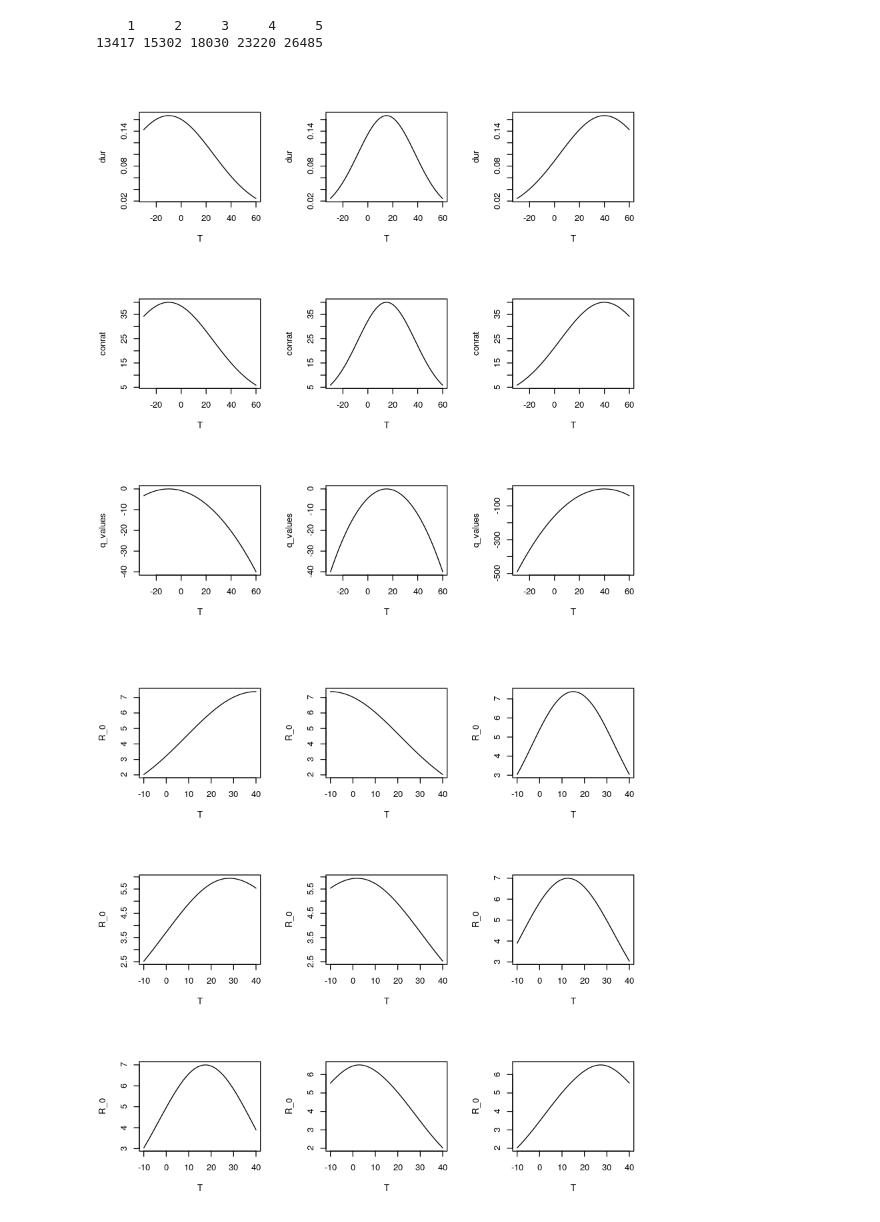
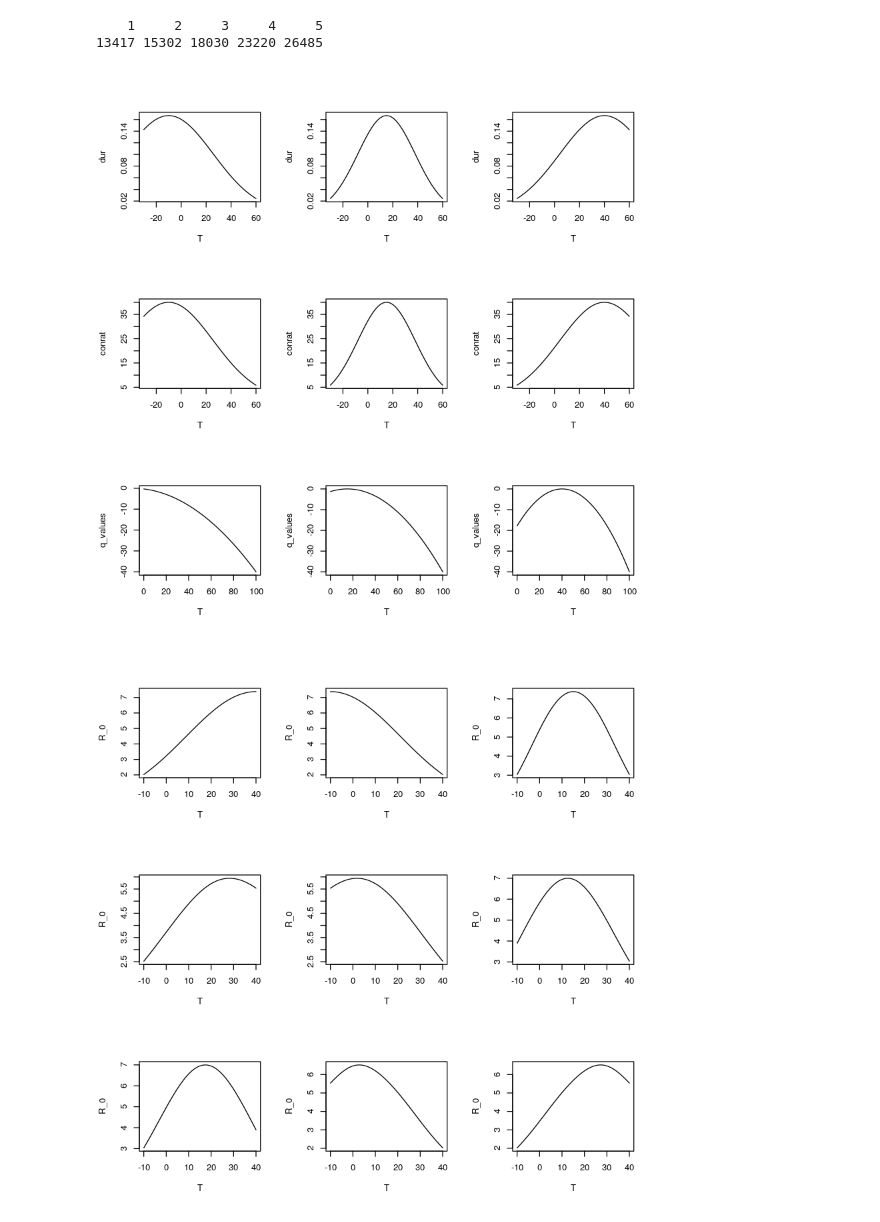
Before and after one commit to rbak54/Project, a Jupyter notebook: Code/Modelling Notebooks/SIRE model with mechanistic beta.ipynb, the cells around one changed output. Cells and saved outputs as stored; diff of their text form; code cells hidden in the pictures.

```diff
--- a/Code/Modelling Notebooks/SIRE model with mechanistic beta.ipynb
+++ b/Code/Modelling Notebooks/SIRE model with mechanistic beta.ipynb
@@ -234,12 +234,12 @@ par(mfrow=c(2,1))
 
 
 #function for contact rate
-con <- function(T, m, s) {
+#con <- function(T, m, s) {
 #   #finds equation given coordinates at maximum (m) temp and standard deviation
-   scaling = sqrt(2 * pi) * s * m[2]
+#   scaling = sqrt(2 * pi) * s * m[2]
    #uses equation to find contact rate at given T values
-   return(scaling*(1 / (sqrt(2 * pi) * s))*exp((-(T - m[1]) ^ 2) / (2 * s^ 2)))
-}
+#   return(scaling*(1 / (sqrt(2 * pi) * s))*exp((-(T - m[1]) ^ 2) / (2 * s^ 2)))
+#}
 
 #function for mean duration of contact
 cr_normal <- function(T, m , c, stype) {
@@ -382,40 +382,41 @@ plotting_con <- function(maxvec, range) {
 plotting_cr <- function(maxvec, range) {
    #plots for different maximum temperatures
    T = seq(range[1], range[2] , length.out = 1000)
    for (i in maxvec) {
        #uses the value of maxvec to "decide" stype(decide whether lower or upper confidence interval is used to calculate standard deviation)
  #     #find C and plot given specific parameters
       conrat=cr(T=T ,range = range, temp_at_max=i)
       plot(T, conrat, type = "S")
    }
     }
 plotting_cr(maxvec = c(-10, 15, 40), range = c(-30, 60))
 
 plotting_q <- function(maxvec, range) {
   #plots for different maximum temperatures
    T = seq(range[1], range[2] , length.out = 1000)
    for (i in maxvec) {
       temp_at_max <- i
      # the temp at min is the lower end of the range when the temp at max is closer to the upper end of the range and vice versa
       #this is because the quadratic is symmetric and bounded
-      if (i > (range[2] - range[1]) / 2) {
-         temp_at_min <- range[1]
-         }else{
-            temp_at_min <- range[2]
-         }
+     # if (i > (range[2] - range[1]) / 2) {
+     #    temp_at_min <- range[1]
+    #     }else{
+    #        temp_at_min <- range[2]
+     #    }
  #     #survival function finds equation given vertex, trange and point, then finds S for chosen T values
       #q= Survival(T = T, vertex = c(temp_at_max, max_survival),T_range = range, point = c(temp_at_min, min_survival))
       q_values= q(T = T,range=range,temp_at_max = temp_at_max)
 
       plot(T, q_values, type = "s")
    }
 }
 
-plotting_q(maxvec = c(-10, 15, 40), range = c(-30, 60))
+plotting_q(maxvec = c(-10, 15, 40), range = c(0, 100))
+#BUG HERE- IF RANGE DIFFERENT
 
 #b=-q. These graphs show peak varying according to what is best for virus
 # %% [output]
-[figure, old version]
+[figure, new version]
 # %%
 #plotting R0
 par(mfrow = c(3, 3))
```
